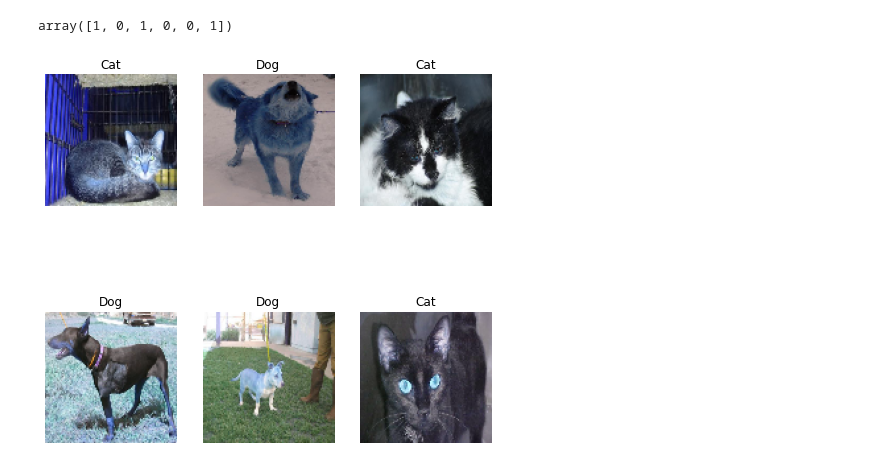
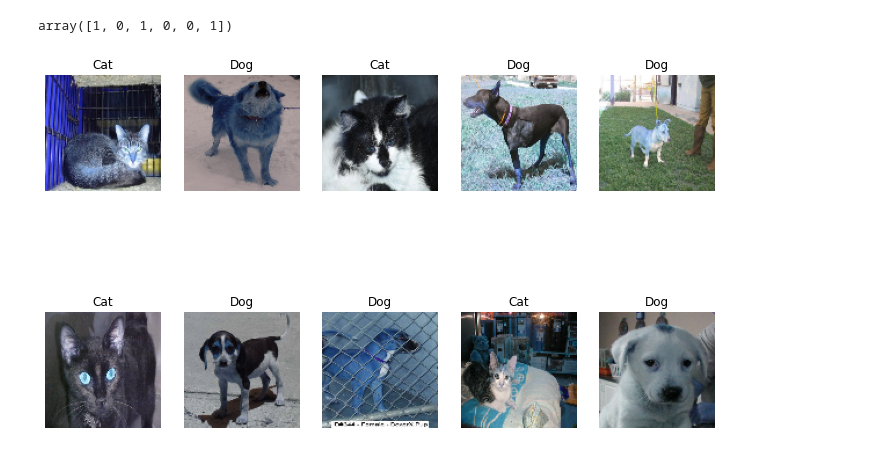
Before and after one commit to Frost-Codes/Cat-Dog-Binary-Classification, a Jupyter notebook: CatsDogs.ipynb, the cells around one changed output. Cells and saved outputs as stored; diff of their text form; code cells hidden in the pictures.

Commit message:
Added test images

```diff
--- a/CatsDogs.ipynb
+++ b/CatsDogs.ipynb
@@ -271,20 +271,20 @@ model.evaluate(x_test, y_test)
 93/93 [==============================] - 1s 6ms/step - loss: 0.3740 - accuracy: 0.8435
 [0.3739594519138336, 0.8435166478157043]
 # %%
-x_test_first = x[22335:22341] # batch of test images
-y_test_first = y[22335:22341]
+x_test_first = x[22335:22345] # batch of test images
+y_test_first = y[22335:22345]
 # %%
 y_test_first ## label  Dog:0 Cat:1)
 # %% [output]
 array([1, 0, 1, 0, 0, 1])
 # %%
 rows = 2
-columns = 3
-figure = plt.figure(figsize=(8,8))
+columns = 5
+figure = plt.figure(figsize=(12,8))
 for image in range(1, len(y_test_first) + 1):
   figure.add_subplot(rows, columns, image)
   plt.imshow(x_test_first[image-1])
   plt.axis('off')
   plt.title(f'{CATEGORIES[y_test_first[image-1]]}')
 # %% [output]
-[figure, old version]
+[figure, new version]
```
